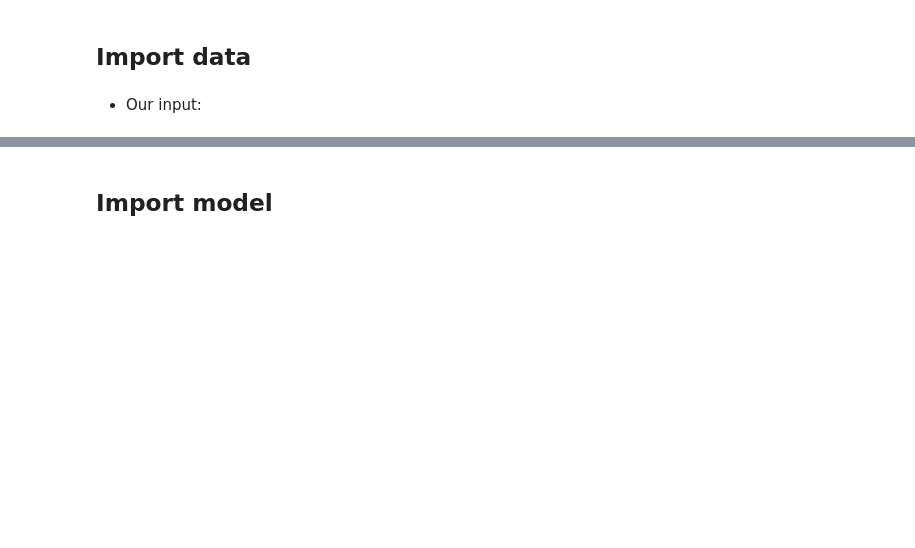
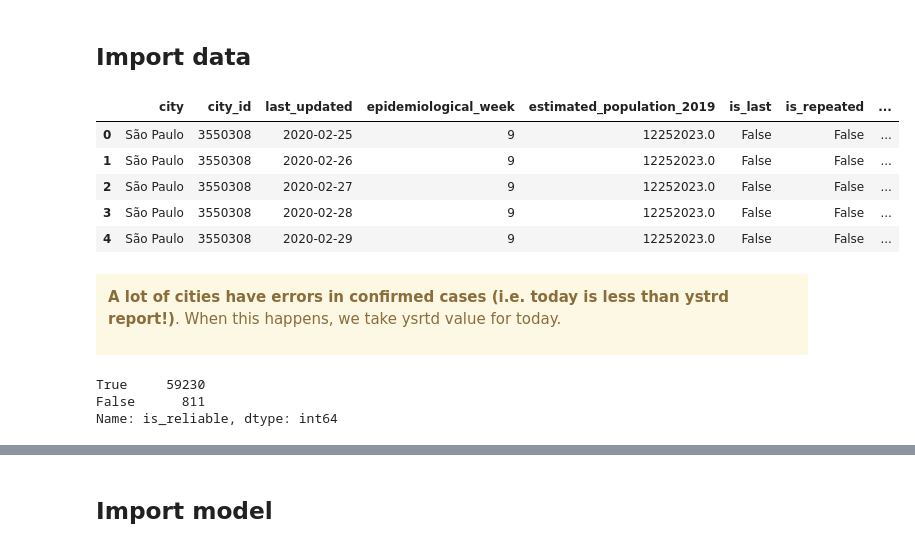
Before and after one commit to ImpulsoGov/coronacidades-datasource, a Jupyter notebook: notebooks/estimate_reproduction_number.ipynb, the cells around one changed output, grey strips where cells are left out. Saved outputs shown, nothing was run; the diff lists cells and outputs as text; code cells hidden in the pictures; blank space fills up the shorter version.

```diff
--- a/notebooks/estimate_reproduction_number.ipynb
+++ b/notebooks/estimate_reproduction_number.ipynb
@@ -60,11 +68,24 @@ from src.loader.utils import get_config
 config = get_config("https://raw.githubusercontent.com/ImpulsoGov/simulacovid/master/src/configs/config.yaml")
 # %% [markdown]
 ## Import data
-# %% [markdown]
-* Our input:
 # %%
 from src.loader import get_cases
 
 df = get_cases.now('br',
                    config,
                    last=False)
+# %%
+df.head()
+# %% [output]
+|  | city | city_id | last_updated | epidemiological_week | estimated_population_2019 | is_last | is_repeated | ... |
+| 0 | São Paulo | 3550308 | 2020-02-25 | 9 | 12252023.0 | False | False | ... |
+| 1 | São Paulo | 3550308 | 2020-02-26 | 9 | 12252023.0 | False | False | ... |
+| 2 | São Paulo | 3550308 | 2020-02-27 | 9 | 12252023.0 | False | False | ... |
+| 3 | São Paulo | 3550308 | 2020-02-28 | 9 | 12252023.0 | False | False | ... |
+| 4 | São Paulo | 3550308 | 2020-02-29 | 9 | 12252023.0 | False | False | ... |
+# %% [markdown]
+<div class="alert alert-warning">
+
+<b>A lot of cities have errors in confirmed cases (i.e. today is less than ystrd report!)</b>. When this happens, we take ysrtd value for today.
+
+</div>
@@ -70,0 +96,11 @@ df = get_cases.now('br',
+# %%
+df[col+'_ystrd'] = df.sort_values(['city_id','date'])\
+                                .groupby('city_id')[col]\
+                                .shift(1).fillna(0)
+
+df['is_reliable'] = np.where(df[col+'_ystrd'] <= df[col], True, False)
+df['is_reliable'].value_counts()
+# %% [output]
+True     59230
+False      811
+Name: is_reliable, dtype: int64
```
Also changed, not shown: parts of 31 cells of this notebook, 1 other file.
